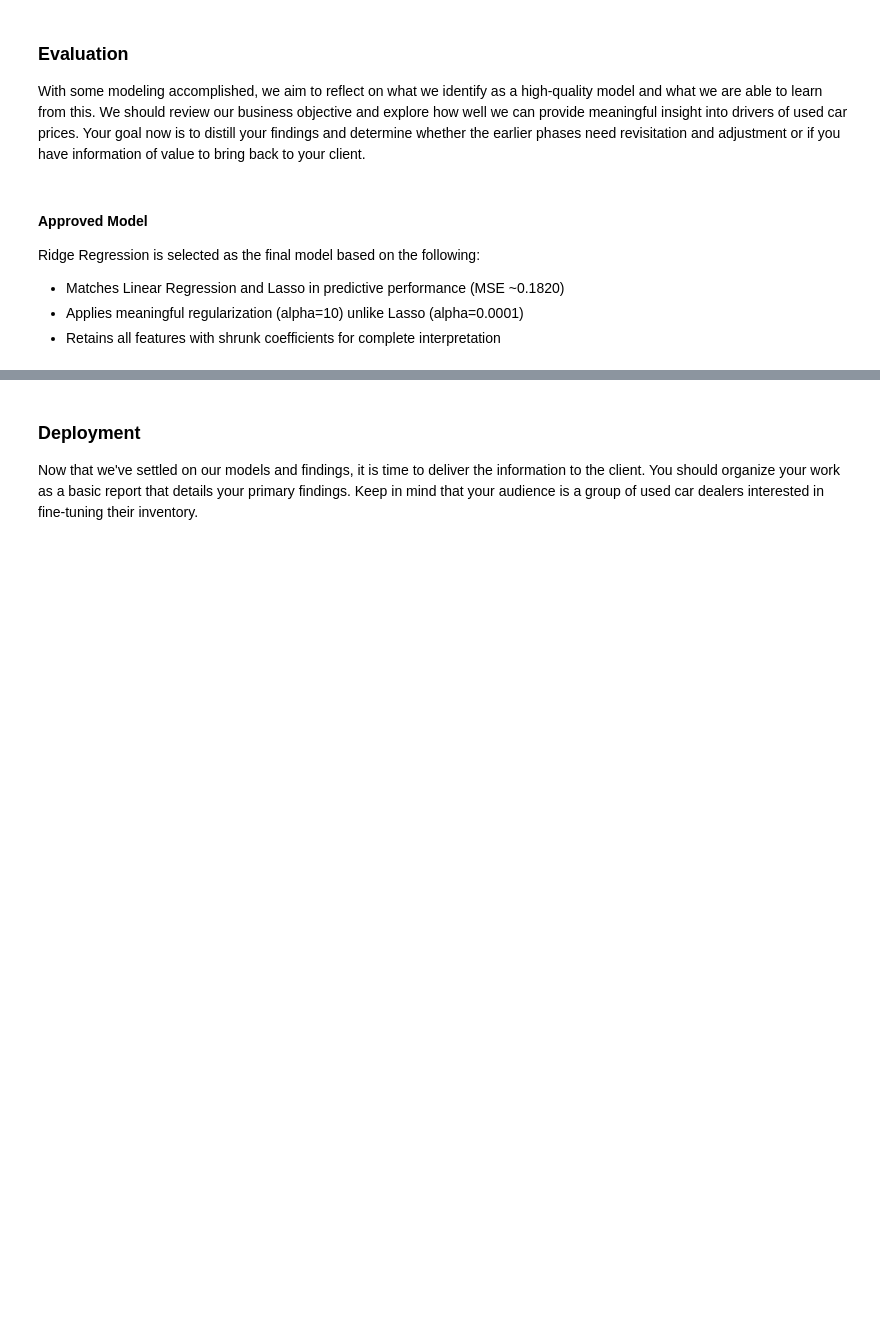
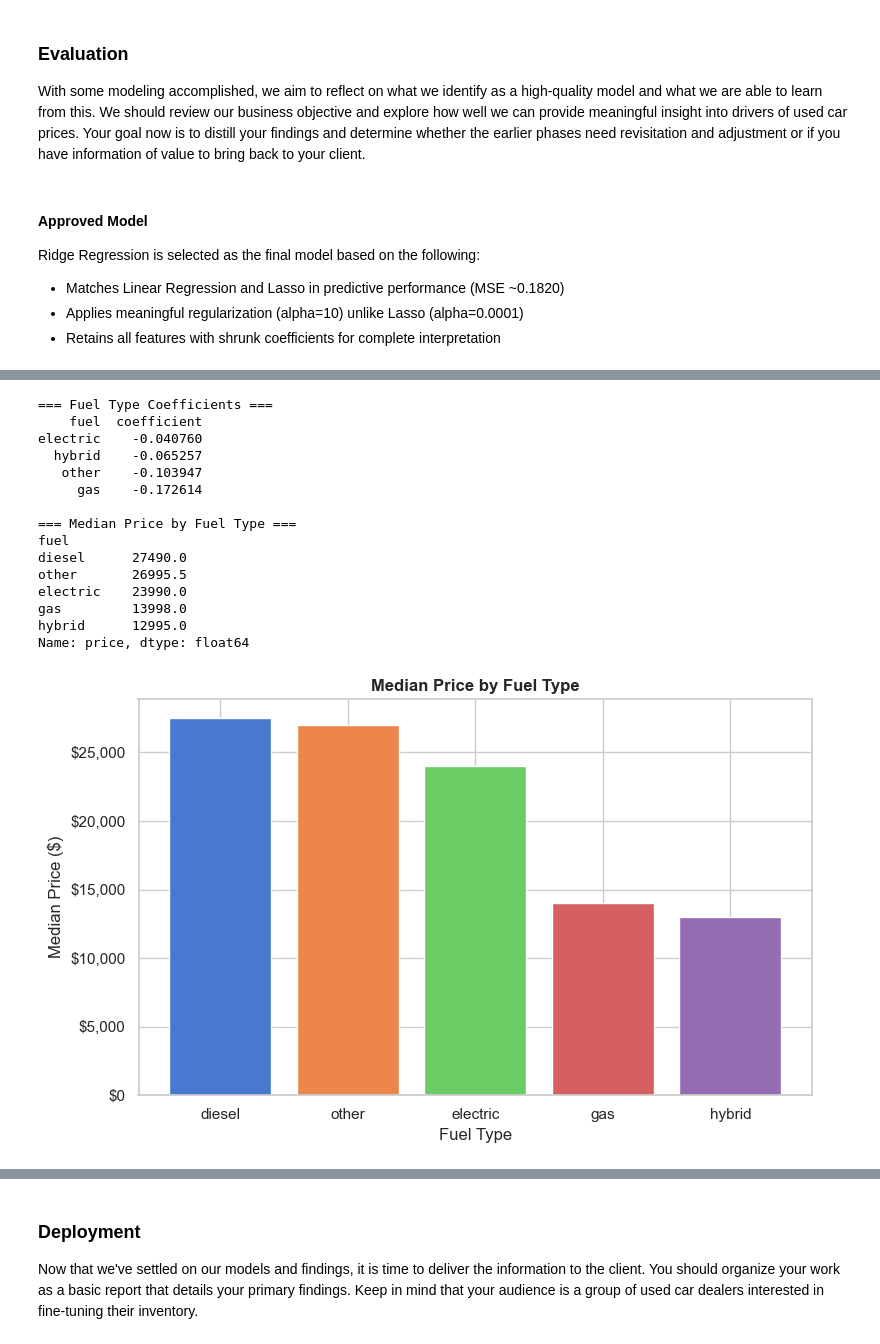
Before and after one commit to AmrElbagoury/used-car-price-analysis, a Jupyter notebook: prompt_II.ipynb, the cells around one changed output, grey strips where cells are left out. Cells and saved outputs as stored; diff of their text form; code cells hidden in the pictures; blank space fills up the shorter version.

```diff
--- a/prompt_II.ipynb
+++ b/prompt_II.ipynb
@@ -578,0 +922,43 @@ print(f"Gap:            {gap:.4f}  ({'⚠️ investigate' if abs(gap) > 0.02 els
+# %%
+# Extract fuel coefficients and compare with median prices
+
+fuel_coef = coef_df[coef_df['feature'].str.startswith('fuel_')].copy()
+fuel_coef['fuel'] = fuel_coef['feature'].str.replace('fuel_', '')
+fuel_coef = fuel_coef.sort_values('coefficient', ascending=False)
+print("=== Fuel Type Coefficients ===")
+print(fuel_coef[['fuel', 'coefficient']].to_string(index=False))
+
+# Median price by fuel
+df_orig = pd.read_csv('data/vehicles.csv')
+df_orig = df_orig[(df_orig['price'] >= 2000) & (df_orig['price'] <= 50000)]
+fuel_median = df_orig.groupby('fuel')['price'].median().sort_values(ascending=False)
+print("\n=== Median Price by Fuel Type ===")
+print(fuel_median)
+
+# Visualize
+fig, ax = plt.subplots(figsize=(8, 5))
+ax.bar(fuel_median.index, fuel_median.values,
+       color=sns.color_palette('muted', len(fuel_median)))
+ax.set_title('Median Price by Fuel Type', fontweight='bold')
+ax.set_xlabel('Fuel Type')
+ax.set_ylabel('Median Price ($)')
+ax.yaxis.set_major_formatter(plt.FuncFormatter(lambda x, _: f'${x:,.0f}'))
+plt.tight_layout()
+plt.show()
+# %% [output]
+=== Fuel Type Coefficients ===
+    fuel  coefficient
+electric    -0.040760
+  hybrid    -0.065257
+   other    -0.103947
+     gas    -0.172614
+
+=== Median Price by Fuel Type ===
+fuel
+diesel      27490.0
+other       26995.5
+electric    23990.0
+gas         13998.0
+hybrid      12995.0
+Name: price, dtype: float64
+[figure, added]
```
Also changed, not shown: parts of 47 cells of this notebook.
